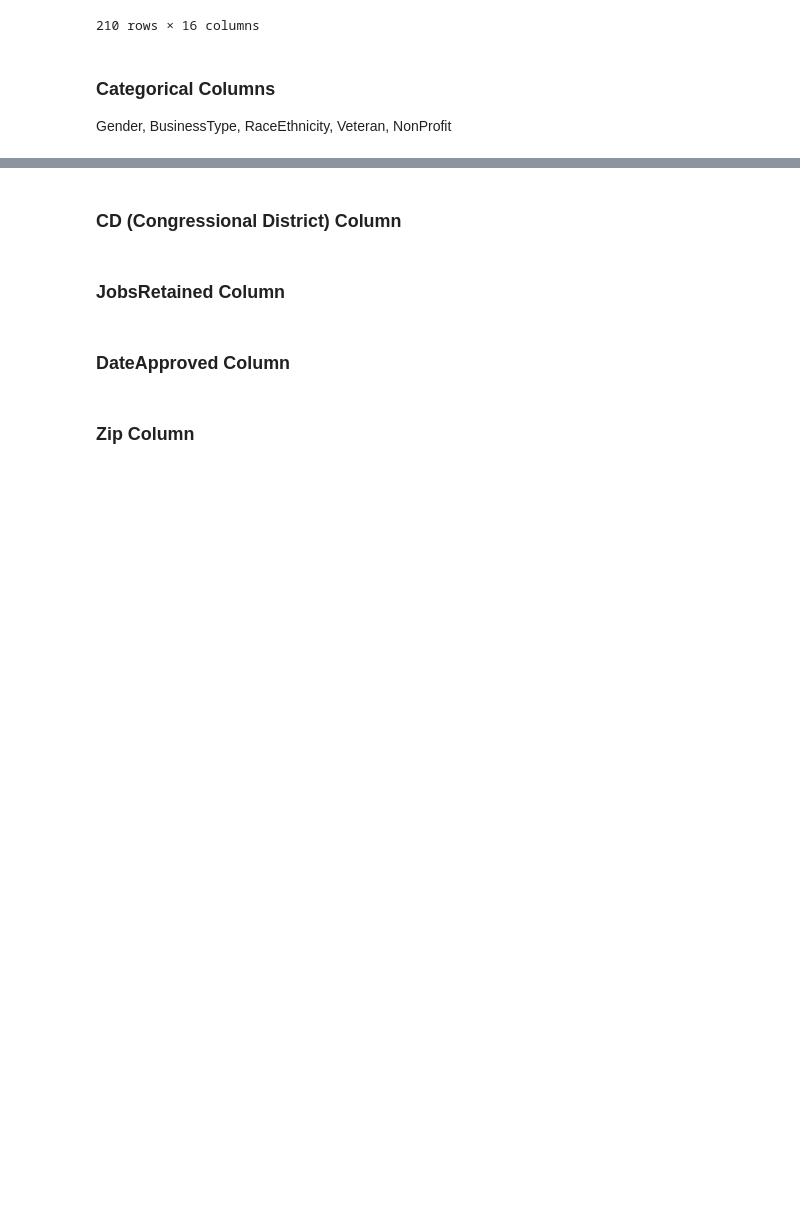
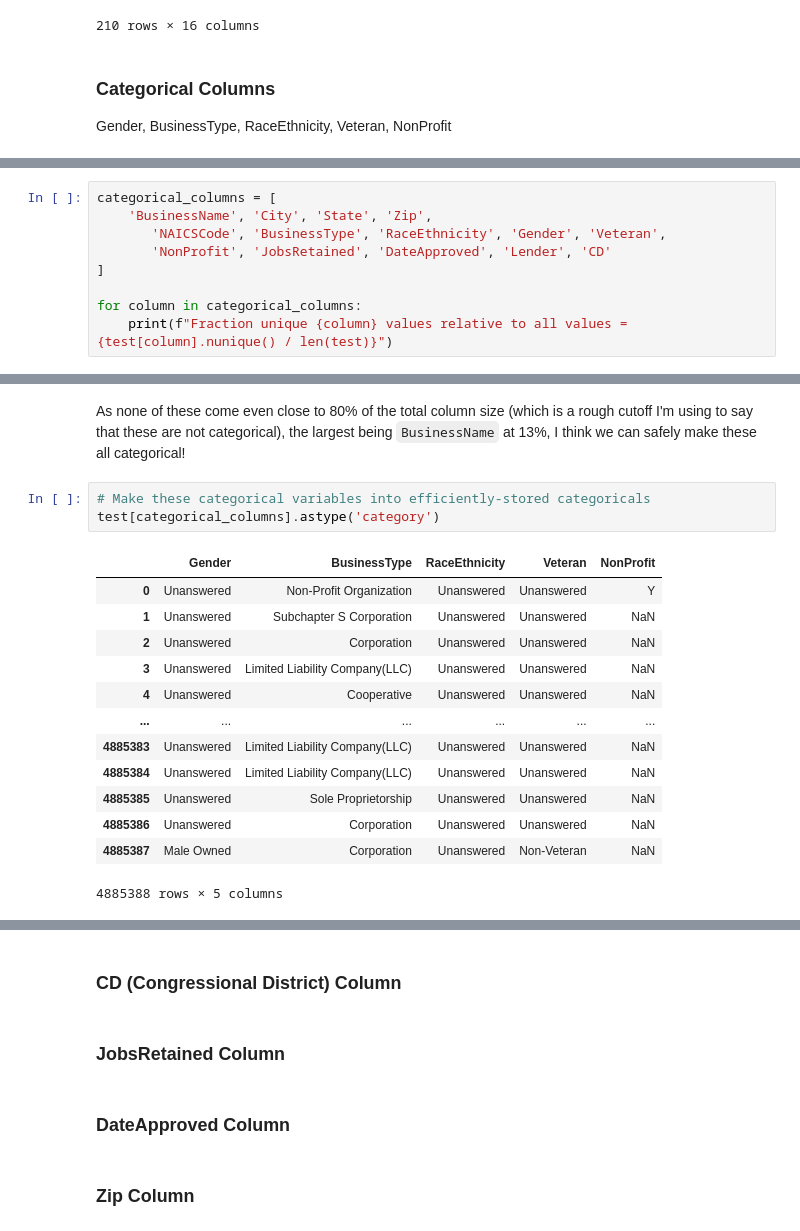
Before and after one commit to jomo06/CARES, a Jupyter notebook: python/notebooks/1.0-DWRM-EDA.ipynb, the cells around one changed output, grey strips where cells are left out. Cells and saved outputs as stored; diff of their text form; blank space fills up the shorter version.

Commit message:
Leverage performance boosts from pandas Categoricals with cleaned data
See an increase of 49x speed for State value_counts() operation

```diff
--- a/python/notebooks/1.0-DWRM-EDA.ipynb
+++ b/python/notebooks/1.0-DWRM-EDA.ipynb
@@ -535,0 +528,9 @@ Looks like we may have a sizeable fraction that are actually values meant for th
+# %%
+categorical_columns = [
+    'BusinessName', 'City', 'State', 'Zip',
+       'NAICSCode', 'BusinessType', 'RaceEthnicity', 'Gender', 'Veteran',
+       'NonProfit', 'JobsRetained', 'DateApproved', 'Lender', 'CD'
+]
+
+for column in categorical_columns:
+    print(f"Fraction unique {column} values relative to all values = {test[column].nunique() / len(test)}")
@@ -535,0 +552,19 @@ Looks like we may have a sizeable fraction that are actually values meant for th
+# %% [markdown]
+As none of these come even close to 80% of the total column size (which is a rough cutoff I'm using to say that these are not categorical), the largest being `BusinessName` at 13%, I think we can safely make these all categorical!
+# %%
+# Make these categorical variables into efficiently-stored categoricals
+test[categorical_columns].astype('category')
+# %% [output]
+|  | Gender | BusinessType | RaceEthnicity | Veteran | NonProfit |
+| 0 | Unanswered | Non-Profit Organization | Unanswered | Unanswered | Y |
+| 1 | Unanswered | Subchapter S Corporation | Unanswered | Unanswered | NaN |
+| 2 | Unanswered | Corporation | Unanswered | Unanswered | NaN |
+| 3 | Unanswered | Limited Liability Company(LLC) | Unanswered | Unanswered | NaN |
+| 4 | Unanswered | Cooperative | Unanswered | Unanswered | NaN |
+| ... | ... | ... | ... | ... | ... |
+| 4885383 | Unanswered | Limited Liability Company(LLC) | Unanswered | Unanswered | NaN |
+| 4885384 | Unanswered | Limited Liability Company(LLC) | Unanswered | Unanswered | NaN |
+| 4885385 | Unanswered | Sole Proprietorship | Unanswered | Unanswered | NaN |
+| 4885386 | Unanswered | Corporation | Unanswered | Unanswered | NaN |
+| 4885387 | Male Owned | Corporation | Unanswered | Non-Veteran | NaN |
+4885388 rows × 5 columns
```
Also changed, not shown: parts of 21 cells of this notebook, 1 other file.
